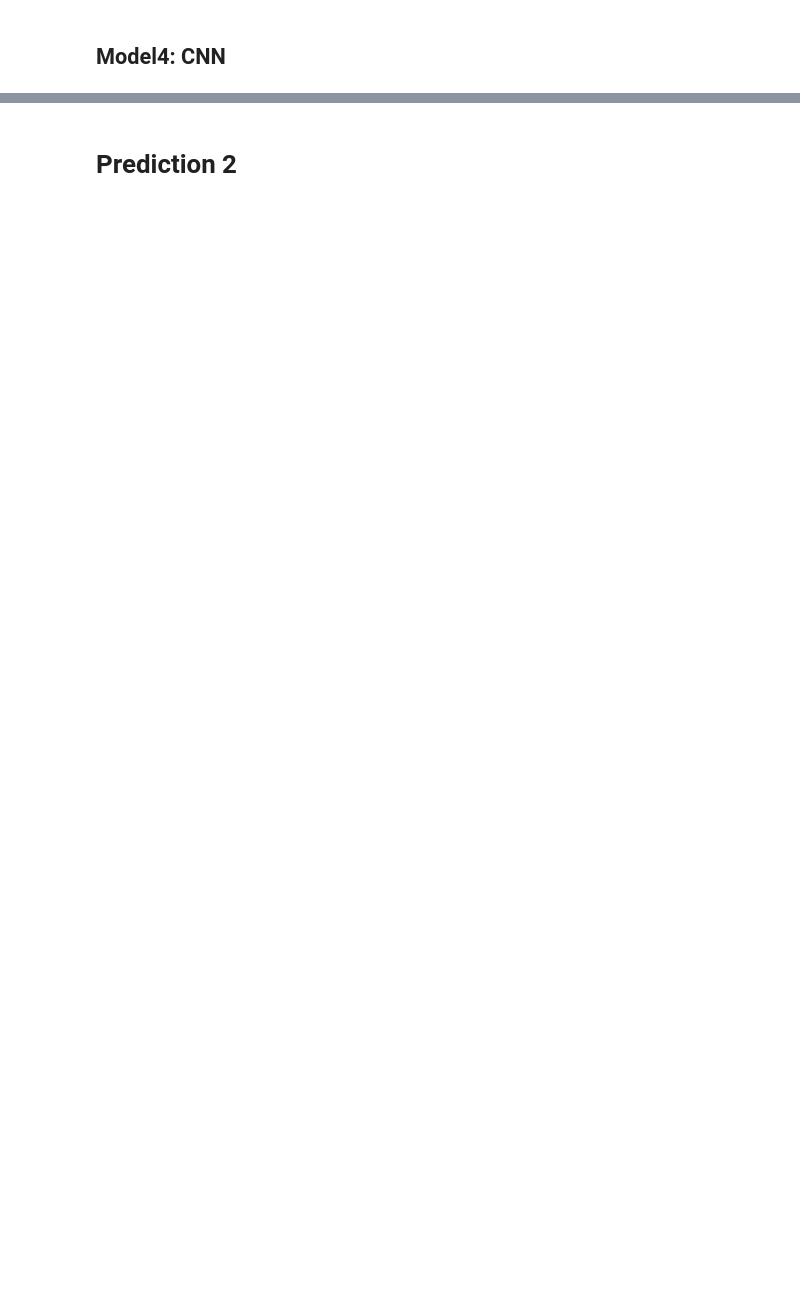
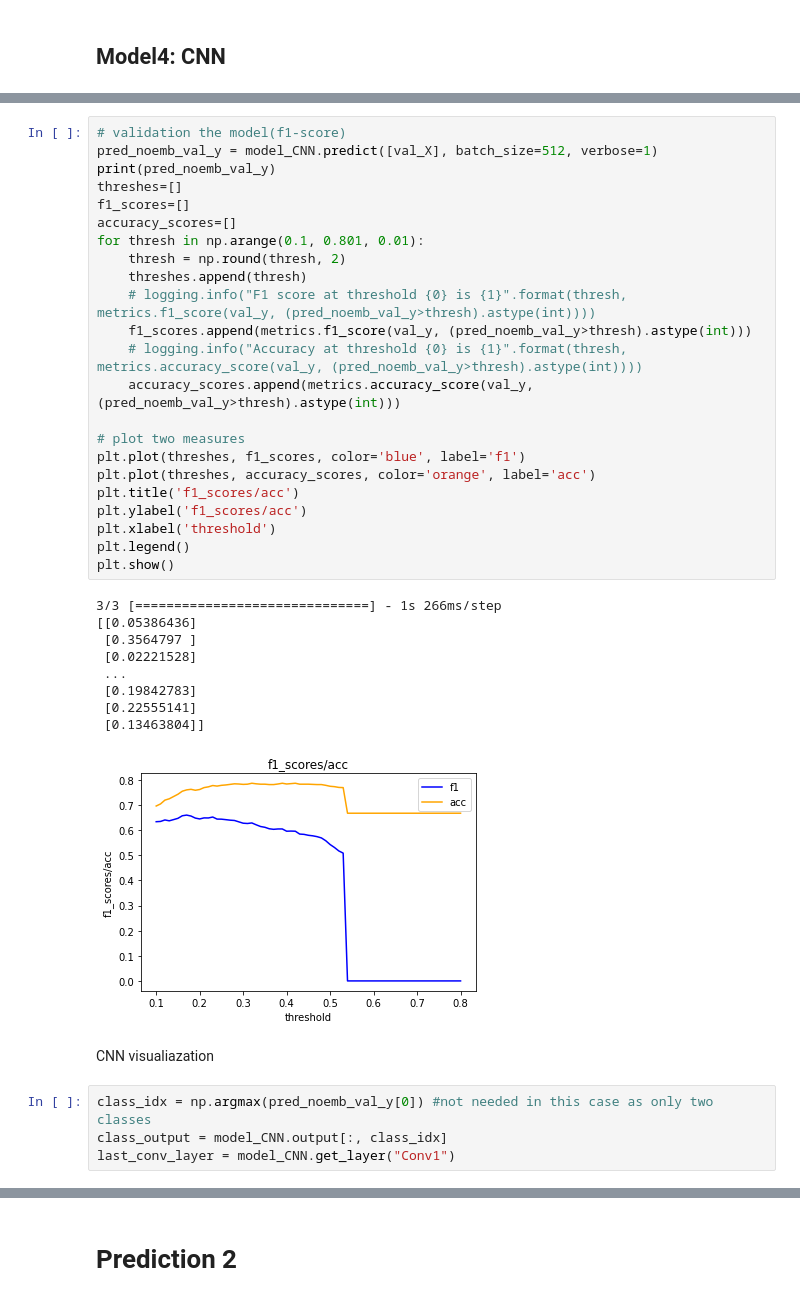
Before and after one commit to kruttikajain/Targetted-Abusive_Language_Online, a Jupyter notebook: prediciton1.ipynb, the cells around one changed output, grey strips where cells are left out. Cells and saved outputs as stored; diff of their text form; blank space fills up the shorter version.

```diff
--- a/prediciton1.ipynb
+++ b/prediciton1.ipynb
@@ -778,0 +916,39 @@ logging.info('=========done===========')
+# %%
+# validation the model(f1-score)
+pred_noemb_val_y = model_CNN.predict([val_X], batch_size=512, verbose=1)
+print(pred_noemb_val_y)
+threshes=[]
+f1_scores=[]
+accuracy_scores=[]
+for thresh in np.arange(0.1, 0.801, 0.01):
+    thresh = np.round(thresh, 2)
+    threshes.append(thresh)
+    # logging.info("F1 score at threshold {0} is {1}".format(thresh, metrics.f1_score(val_y, (pred_noemb_val_y>thresh).astype(int))))
+    f1_scores.append(metrics.f1_score(val_y, (pred_noemb_val_y>thresh).astype(int)))
+    # logging.info("Accuracy at threshold {0} is {1}".format(thresh, metrics.accuracy_score(val_y, (pred_noemb_val_y>thresh).astype(int))))
+    accuracy_scores.append(metrics.accuracy_score(val_y, (pred_noemb_val_y>thresh).astype(int)))
+
+# plot two measures
+plt.plot(threshes, f1_scores, color='blue', label='f1')
+plt.plot(threshes, accuracy_scores, color='orange', label='acc')
+plt.title('f1_scores/acc')
+plt.ylabel('f1_scores/acc')
+plt.xlabel('threshold')
+plt.legend()
+plt.show()
+# %% [output]
+3/3 [==============================] - 1s 266ms/step
+[[0.05386436]
+ [0.3564797 ]
+ [0.02221528]
+ ...
+ [0.19842783]
+ [0.22555141]
+ [0.13463804]]
+[figure, added]
+# %% [markdown]
+CNN visualiazation
+# %%
+class_idx = np.argmax(pred_noemb_val_y[0]) #not needed in this case as only two classes
+class_output = model_CNN.output[:, class_idx]
+last_conv_layer = model_CNN.get_layer("Conv1")
```
Also changed, not shown: parts of 35 cells of this notebook.
